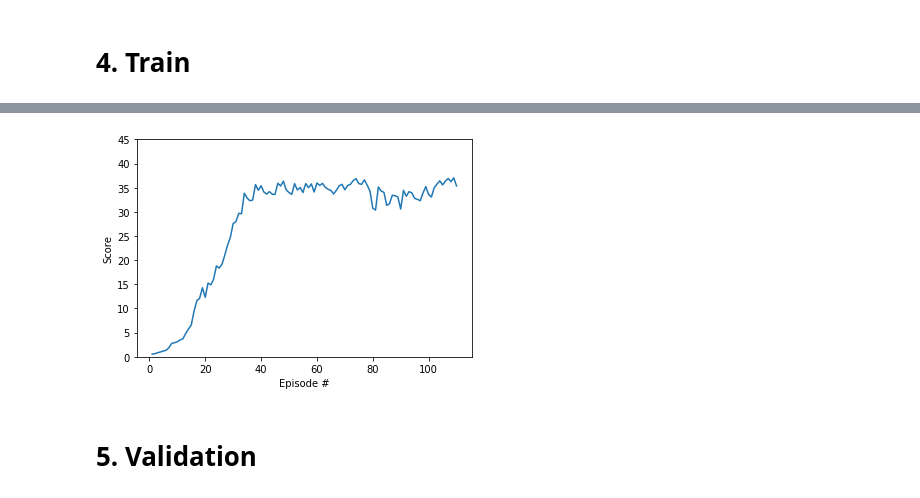
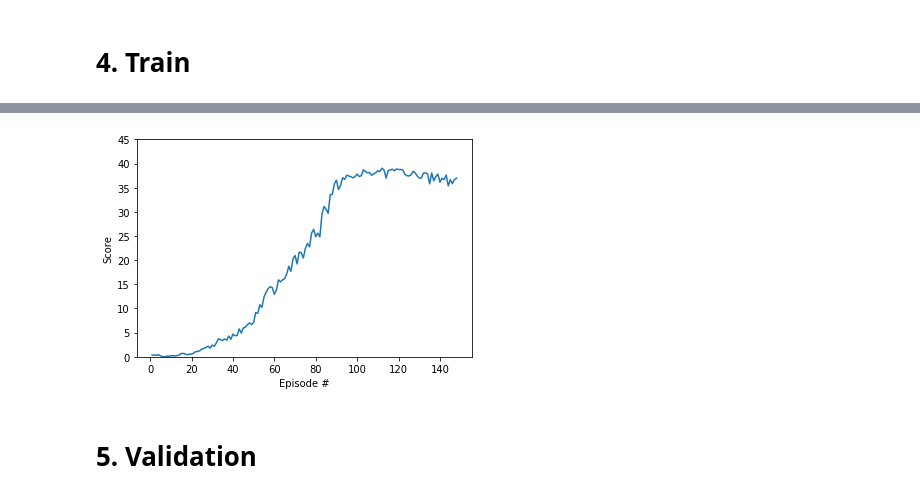
Before and after one commit to AnHongIl/Udacity_Nanodegree, a Jupyter notebook: p2_continous_control/Continuous_control.ipynb, the cells around one changed output, grey strips where cells are left out. Saved outputs shown, nothing was run; the diff lists cells and outputs as text; code cells hidden in the pictures.

```diff
--- a/p2_continous_control/Continuous_control.ipynb
+++ b/p2_continous_control/Continuous_control.ipynb
@@ -72,51 +71,42 @@ BATCH_SIZE = 256
 # %% [markdown]
 # 4. Train
 # %%
-tf.reset_default_graph()
+agent = DDPGAgent(STATE_SIZE, ACTION_SIZE, 1234, HIDDEN_UNITS, LR_ACTOR, LR_CRITIC, BATCH_SIZE, GAMMA, MEMORY_SIZE, NUM_ACTORS, EPSILON, TAU)
+actor_path = 'model/p2_ddpg_actor.pth'
+critic_path = 'model/p2_ddpg_critic.pth'
 
-with tf.device("/device:GPU:0"):
-    agent = DDPGAgent(STATE_SIZE, ACTION_SIZE, 1234, HIDDEN_UNITS, LR_ACTOR, LR_CRITIC, BATCH_SIZE, GAMMA, MEMORY_SIZE, NUM_ACTORS, EPSILON, TAU, EPSILON_DECAY)
+total_scores = []
+for ep in range(1, TRAINING_EPISODES+1):
+    env_info = env.reset(train_mode=True)[brain_name]
+    state = env_info.vector_observations
+    score = 0
 
-save_file = 'model/p2_ddpg.ckpt'
-saver = tf.train.Saver()
-total_scores = []
+    agent.reset()
 
-with tf.Session(config=tf.ConfigProto(log_device_placement=True)) as sess:
-    sess.run(tf.global_variables_initializer())
-    agent.set_session(sess)
+    while True:
+        action = agent.act(state, True)
 
-    agent.hard_update()
+        env_info = env.step(action)[brain_name]
+        reward = env_info.rewards
+        next_state = env_info.vector_observations
+        done = env_info.local_done
 
-    for ep in range(TRAINING_EPISODES):
-        agent.reset()
+        agent.step(state, action, reward, next_state, done)
+        state = next_state
+        score += sum(reward) / NUM_ACTORS
 
-        env_info = env.reset(train_mode=True)[brain_name]
-        state = env_info.vector_observations
-        score = 0
+        if np.any(done):
+            break
 
-        while True:
-            action = agent.act(state, True)
+    total_scores.append(score)
+    if ep > 0 and ep % 10 == 0:
+        print("Ep: {}\tAverage Score: {:.2f}\tMax Score: {:.2f}".format(ep, np.mean(total_scores), np.max(total_scores)))
 
-            env_info = env.step(action)[brain_name]
-            reward = env_info.rewards
-            next_state = env_info.vector_observations
-            done = env_info.local_done
-
-            agent.step(state, action, reward, next_state, done)
-            state = next_state
-            score += sum(reward) / NUM_ACTORS
-
-            if np.any(done):
-                break
-
-        total_scores.append(score)
-        if ep > 0 and ep % 10 == 0:
-            print("Ep: {}\tAverage Score: {:.2f}\tMax Score: {:.2f}".format(ep, np.mean(total_scores), np.max(total_scores)))
-
-        if np.mean(total_scores[-100:]) > 30.0:
-            print("Environment solved in {} epsidoes!\tAverage Score: {:.2f}".format(ep+1, np.mean(total_scores[-100:])))
-            saver.save(sess, save_file)
-            break
+    if np.mean(total_scores[-100:]) > 30.0:
+        print("Environment solved in {} epsidoes!\tAverage Score: {:.2f}".format(ep+1, np.mean(total_scores[-100:])))
+        torch.save(agent.actor_local.state_dict(), actor_path)
+        torch.save(agent.critic_local.state_dict(), critic_path)
+        break
 
 fig = plt.figure()
 fig.add_subplot(111)
@@ -140,4 +134,4 @@ Environment solved in 110 epsidoes!     Average Score: 30.26
-[figure, old version]
+[figure, new version]
 # %% [markdown]
 # 5. Validation
 # %%
```
Also changed, not shown: parts of 5 cells of this notebook, 9 other files.
